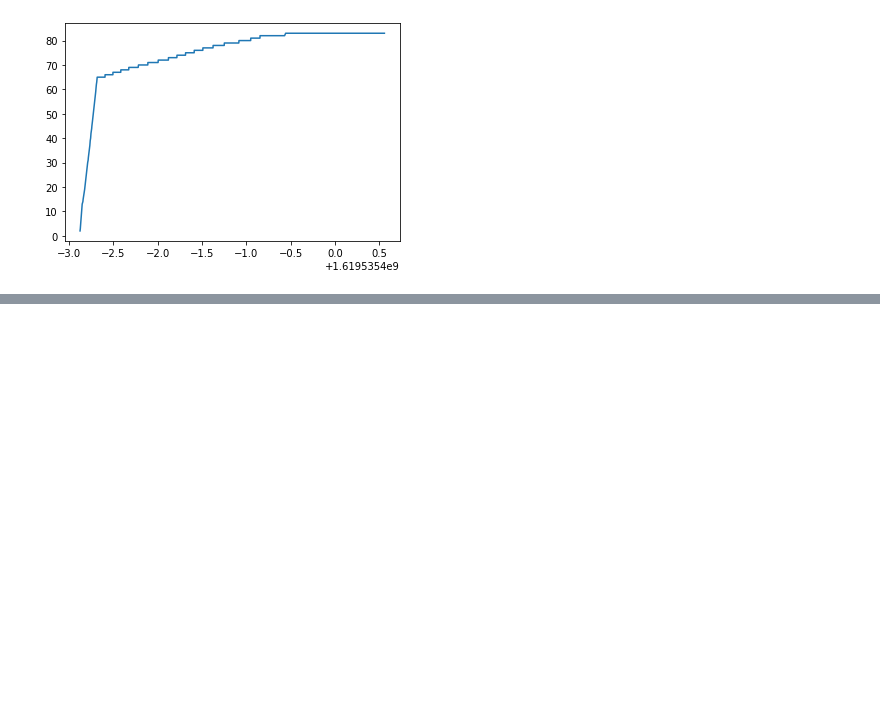
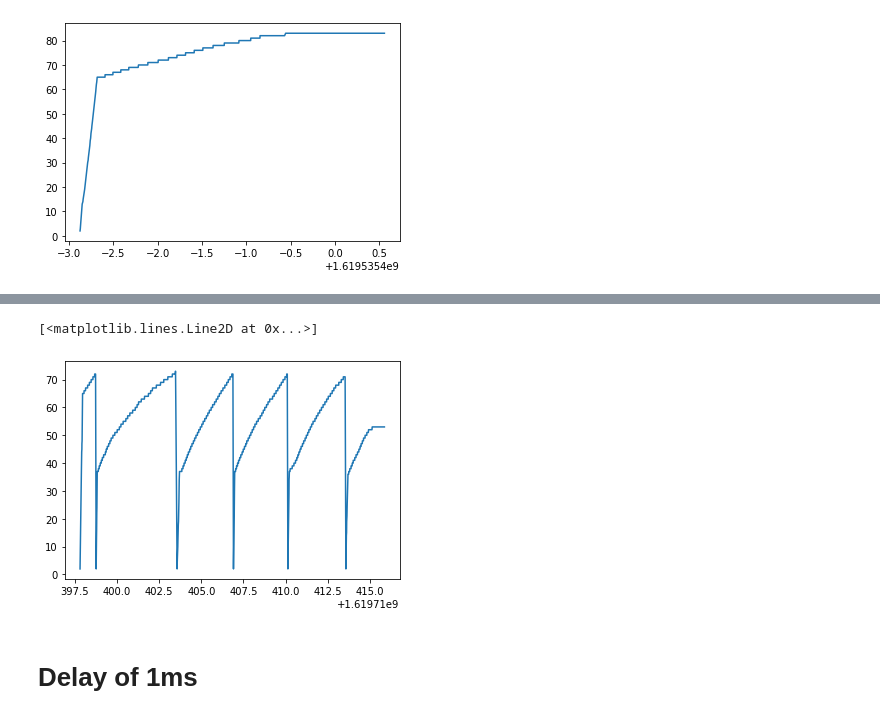
Before and after one commit to taoprajjwal/Project2-Prajjwal-Romeno, a Jupyter notebook: obj/Plot Congestion window.ipynb, the cells around one changed output, grey strips where cells are left out. Drawn from its saved outputs; the diff is of its cells as text; code cells hidden in the pictures; blank space fills up the shorter version.

```diff
--- a/obj/Plot Congestion window.ipynb
+++ b/obj/Plot Congestion window.ipynb
@@ -28,0 +29,9 @@ plt.plot(df["Time"],df["Window"])
+# %%
+df=process_df("CWND_uplink_loss=0.1.csv")
+# %%
+plt.plot(df["Time"],df["Window"])
+# %% [output]
+[<matplotlib.lines.Line2D at 0x...>]
+[figure, added]
+# %% [markdown]
+# Delay of 1ms
```
Also changed, not shown: parts of 12 cells of this notebook, 7 other files.
